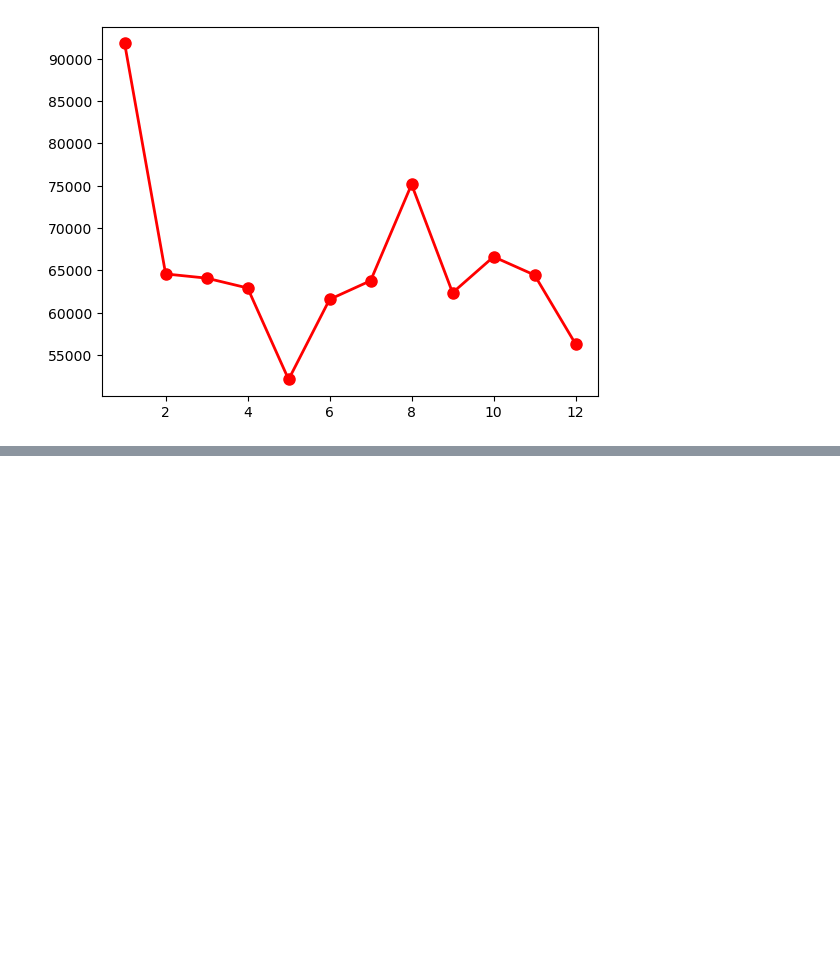
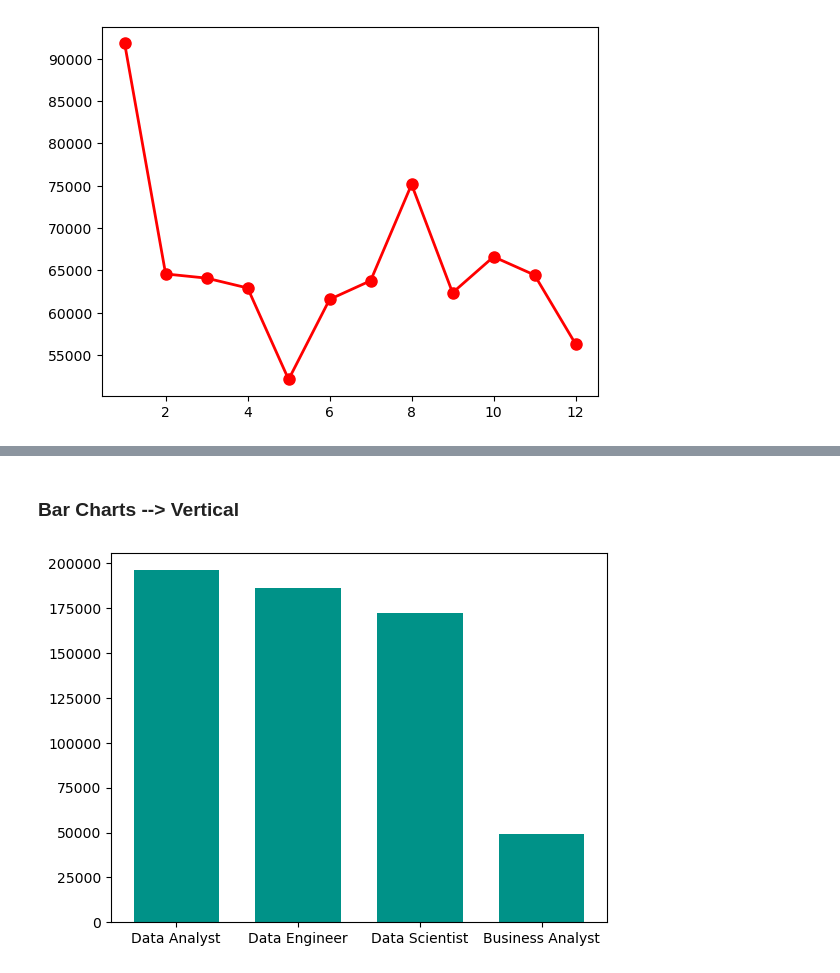
Before and after one commit to Sonu64/Data_Analytics, a Jupyter notebook: 01_Basics/Matplotlib/plotting.ipynb, the cells around one changed output, grey strips where cells are left out. Saved outputs shown, nothing was run; the diff lists cells and outputs as text; code cells hidden in the pictures; blank space fills up the shorter version.

Commit message:
Completed Matplotlib: Plotting
Series vs Dataframes, Vertical and Horizontal Bar Charts

```diff
--- a/01_Basics/Matplotlib/plotting.ipynb
+++ b/01_Basics/Matplotlib/plotting.ipynb
@@ -136,0 +179,16 @@ Plot to visualize how many job postings were there w.r.t every month ----
+# %% [markdown]
+### Bar Charts --> Vertical
+# %%
+# matplotlib.pyplot.bar(x, height(y), width=0.8, bottom=None, *, align='center', data=None, **kwargs)
+# Used for Vertical Bar Charts
+
+# We need to find how many job postings are there for each job_title_short
+job_counts = df['job_title_short'].value_counts() # Returns a Series containing job titles as index and their count as values of those indices
+x = job_counts.index[0:4]; # Use Slicing to get Top 5 values or directly use .head() after applying value_counts
+y = job_counts[0:4];
+plt.bar(x, y, width = 0.7, color = "#009288")
+plt.show()
+
+# But as there are multiple job_title_short(s), it goes out of view and label names are cluttered !!!
+# %% [output]
+[figure, added]
```
Also changed, not shown: parts of 4 cells of this notebook.
